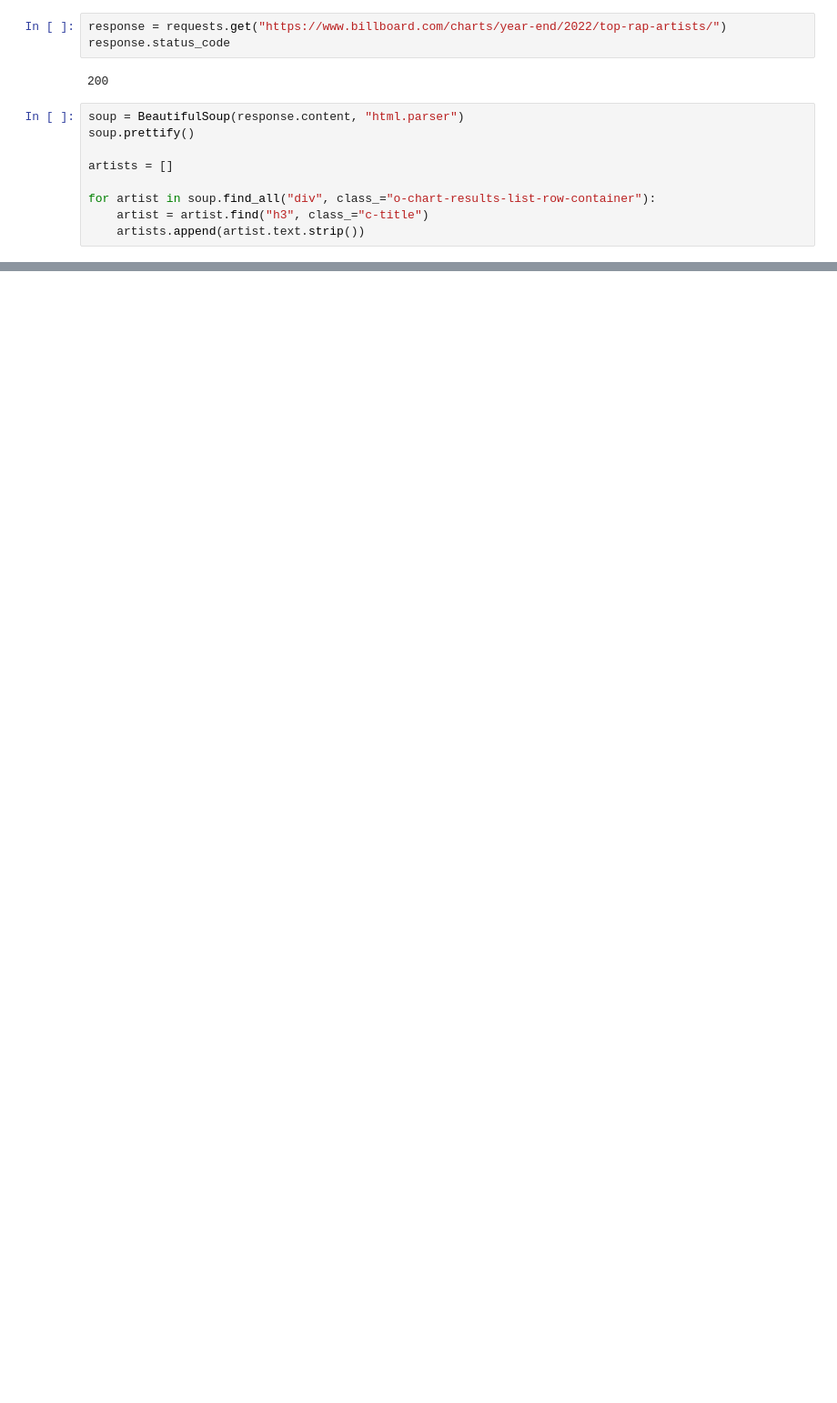
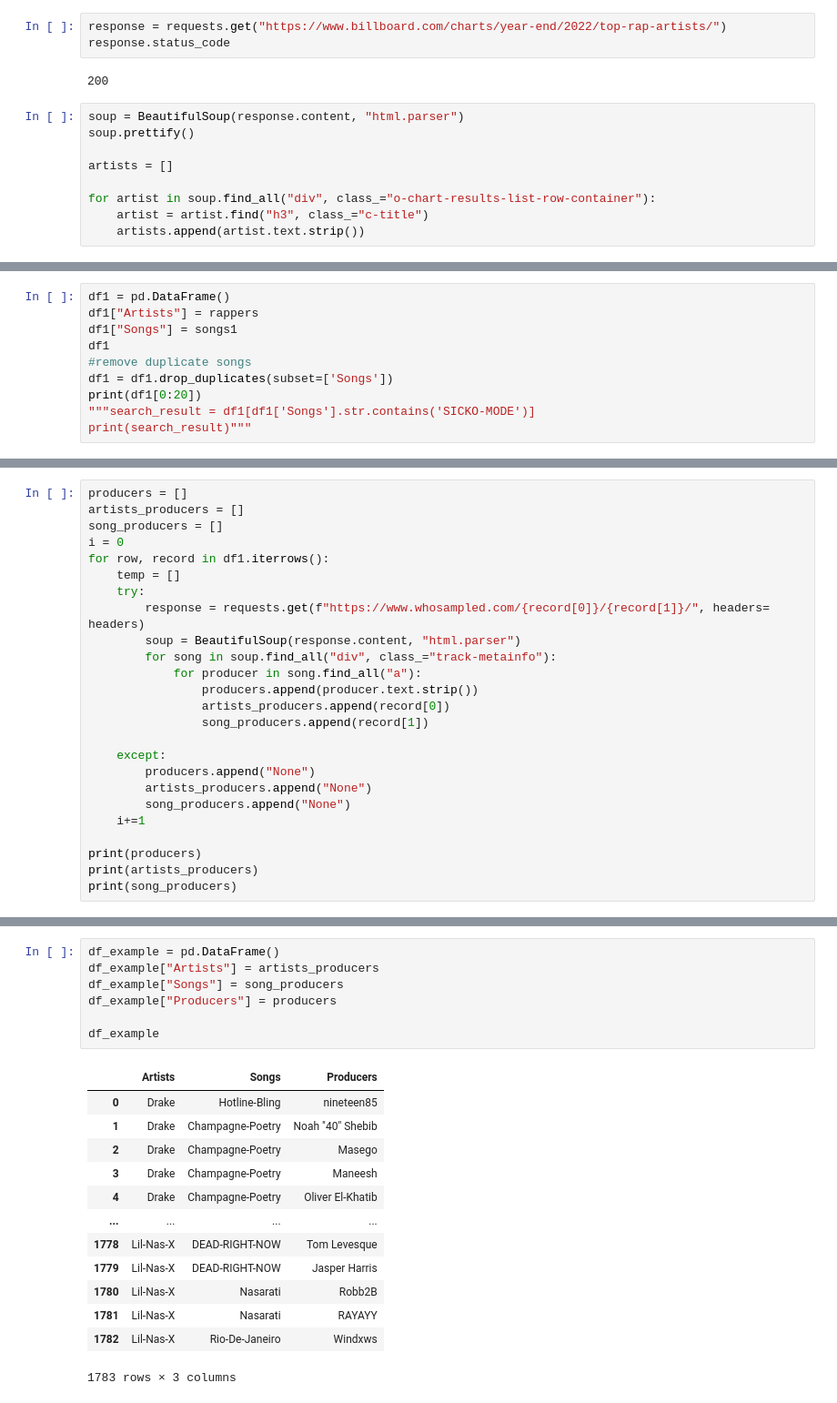
Before and after one commit to yatheshl/STA220-Analysis-of-Music-Trends, a Jupyter notebook: Q5/Get_data.ipynb, the cells around one changed output, grey strips where cells are left out. Shown at 91% size. Saved outputs shown, nothing was run; the diff lists cells and outputs as text; blank space fills up the shorter version.

```diff
--- a/Q5/Get_data.ipynb
+++ b/Q5/Get_data.ipynb
@@ -69,0 +219,10 @@ for samples in soup.find_all("article", class_="trackItem"):
+# %%
+df1 = pd.DataFrame()
+df1["Artists"] = rappers
+df1["Songs"] = songs1
+df1
+#remove duplicate songs
+df1 = df1.drop_duplicates(subset=['Songs'])
+print(df1[0:20])
+"""search_result = df1[df1['Songs'].str.contains('SICKO-MODE')]
+print(search_result)"""
@@ -69,0 +248,25 @@ for samples in soup.find_all("article", class_="trackItem"):
+# %%
+producers = []
+artists_producers = []
+song_producers = []
+i = 0
+for row, record in df1.iterrows():
+    temp = []
+    try:
+        response = requests.get(f"https://www.whosampled.com/{record[0]}/{record[1]}/", headers= headers)
+        soup = BeautifulSoup(response.content, "html.parser")
+        for song in soup.find_all("div", class_="track-metainfo"):
+            for producer in song.find_all("a"):
+                producers.append(producer.text.strip())
+                artists_producers.append(record[0])
+                song_producers.append(record[1])
+
+    except:
+        producers.append("None")
+        artists_producers.append("None")
+        song_producers.append("None")
+    i+=1
+
+print(producers)
+print(artists_producers)
+print(song_producers)
@@ -69,0 +277,21 @@ for samples in soup.find_all("article", class_="trackItem"):
+# %%
+df_example = pd.DataFrame()
+df_example["Artists"] = artists_producers
+df_example["Songs"] = song_producers
+df_example["Producers"] = producers
+
+df_example
+# %% [output]
+|  | Artists | Songs | Producers |
+| 0 | Drake | Hotline-Bling | nineteen85 |
+| 1 | Drake | Champagne-Poetry | Noah "40" Shebib |
+| 2 | Drake | Champagne-Poetry | Masego |
+| 3 | Drake | Champagne-Poetry | Maneesh |
+| 4 | Drake | Champagne-Poetry | Oliver El-Khatib |
+| ... | ... | ... | ... |
+| 1778 | Lil-Nas-X | DEAD-RIGHT-NOW | Tom Levesque |
+| 1779 | Lil-Nas-X | DEAD-RIGHT-NOW | Jasper Harris |
+| 1780 | Lil-Nas-X | Nasarati | Robb2B |
+| 1781 | Lil-Nas-X | Nasarati | RAYAYY |
+| 1782 | Lil-Nas-X | Rio-De-Janeiro | Windxws |
+1783 rows × 3 columns
```
Also changed, not shown: parts of 16 cells of this notebook.
